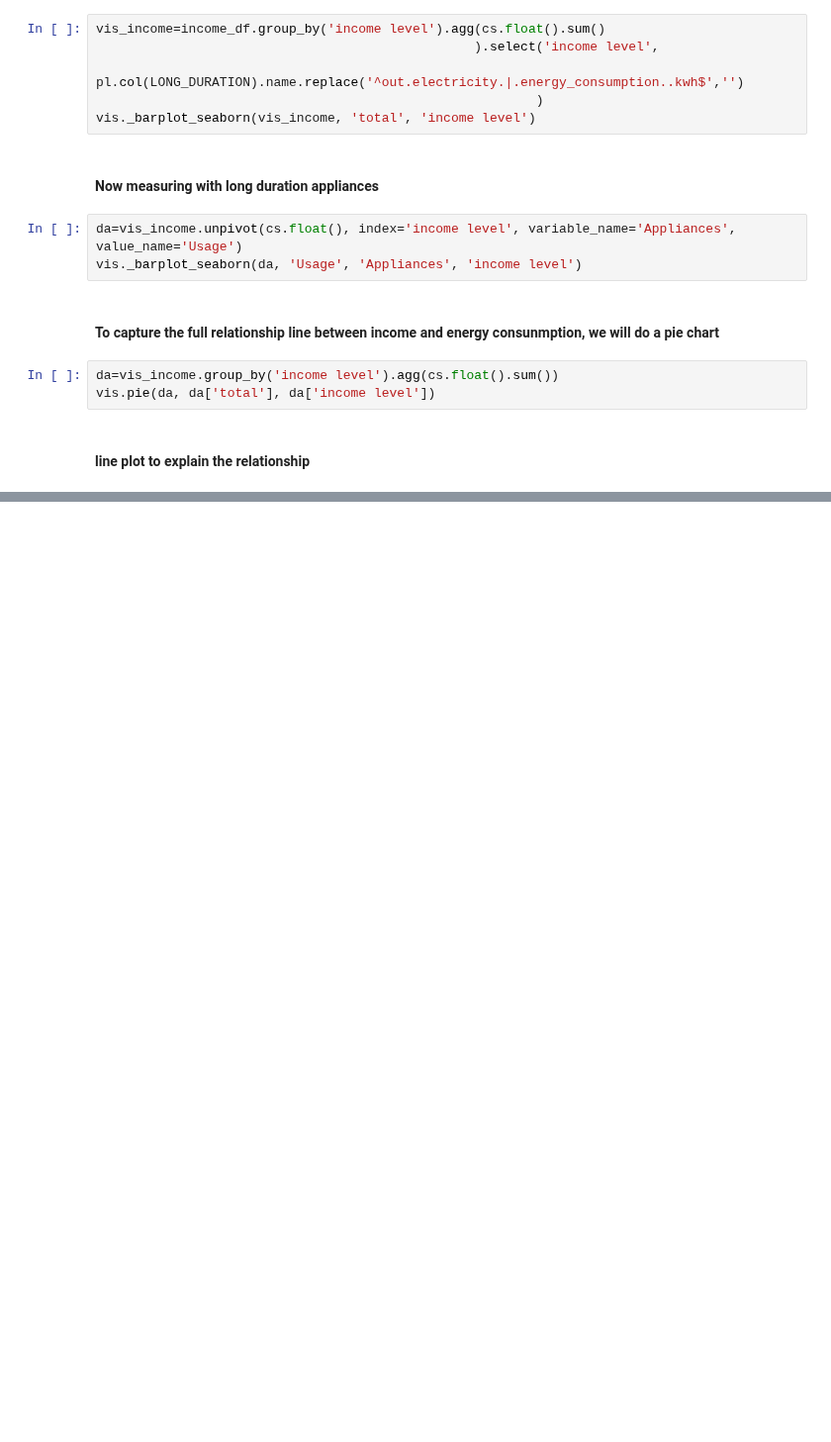
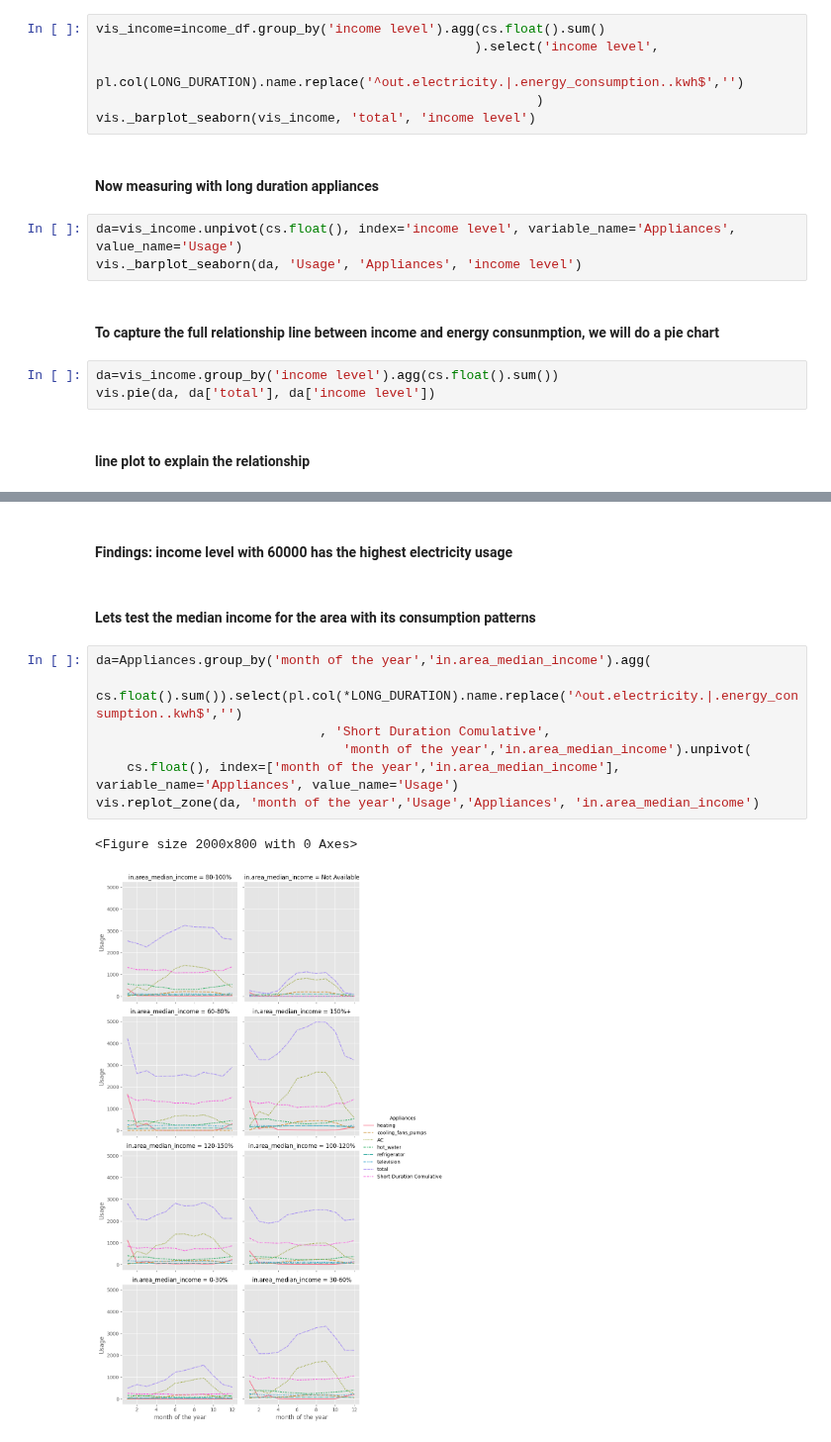
Before and after one commit to 1nuc/load-profile-decomposition, a Jupyter notebook: src/Customer_analysis/run.ipynb, the cells around one changed output, grey strips where cells are left out. Shown at 99% size. Cells and saved outputs as stored; diff of their text form; blank space fills up the shorter version.

```diff
--- a/src/Customer_analysis/run.ipynb
+++ b/src/Customer_analysis/run.ipynb
@@ -624,0 +622,14 @@ vis.replot_zone(da, 'month of the year','Usage','Appliances', 'income level')
+# %% [markdown]
+#### Findings: income level with 60000 has the highest electricity usage
+# %% [markdown]
+#### Lets test the median income for the area with its consumption patterns
+# %%
+da=Appliances.group_by('month of the year','in.area_median_income').agg(
+    cs.float().sum()).select(pl.col(*LONG_DURATION).name.replace('^out.electricity.|.energy_consumption..kwh$','')
+                             , 'Short Duration Comulative',
+                                'month of the year','in.area_median_income').unpivot(
+    cs.float(), index=['month of the year','in.area_median_income'], variable_name='Appliances', value_name='Usage')
+vis.replot_zone(da, 'month of the year','Usage','Appliances', 'in.area_median_income')
+# %% [output]
+<Figure size 2000x800 with 0 Axes>
+[figure, added]
```
Also changed, not shown: parts of 6 cells of this notebook, 1 other file.
